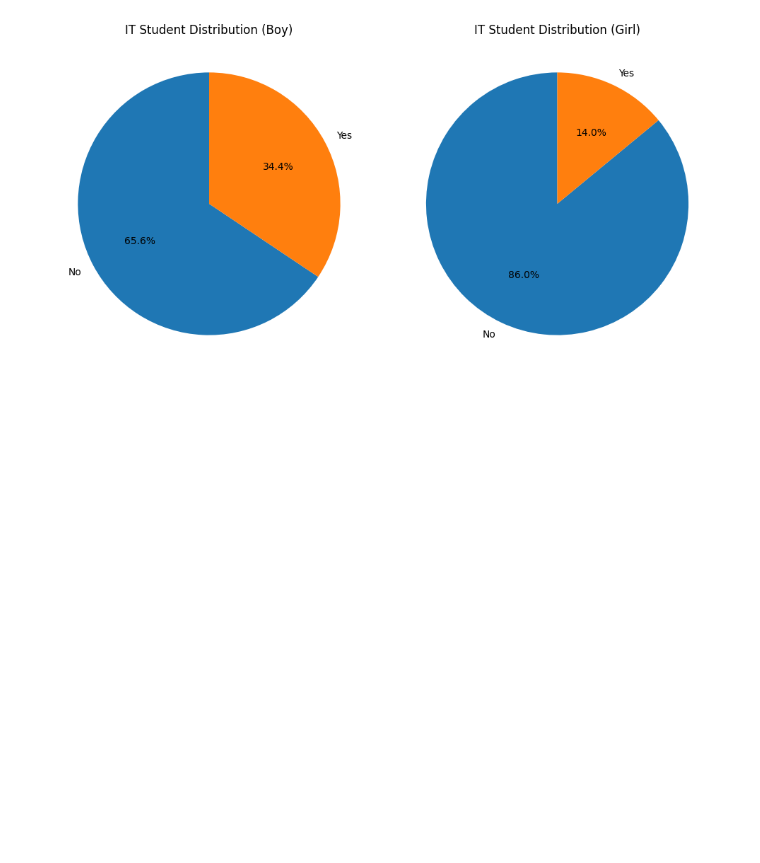
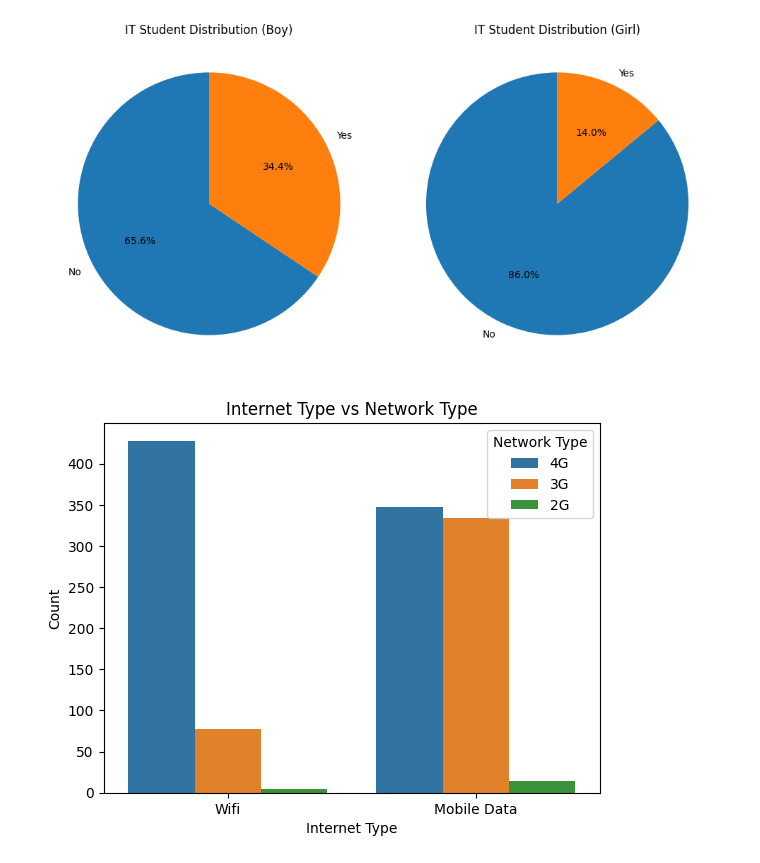
Before and after one commit to RandDahmash/Mining-project, a Jupyter notebook: Phase2.ipynb, the cells around one changed output. Drawn from its saved outputs; the diff is of its cells as text; code cells hidden in the pictures; blank space fills up the shorter version.

```diff
--- a/Phase2.ipynb
+++ b/Phase2.ipynb
@@ -98,3 +98,10 @@ plt.tight_layout()
 plt.show()
 # %% [output]
 [figure]
+# %%
+sns.countplot(x="Internet Type", hue="Network Type", data=df)
+plt.title("Internet Type vs Network Type")
+plt.ylabel("Count")
+plt.show()
+# %% [output]
+[figure, added]
```
Also changed, not shown: parts of 1 cell of this notebook.
